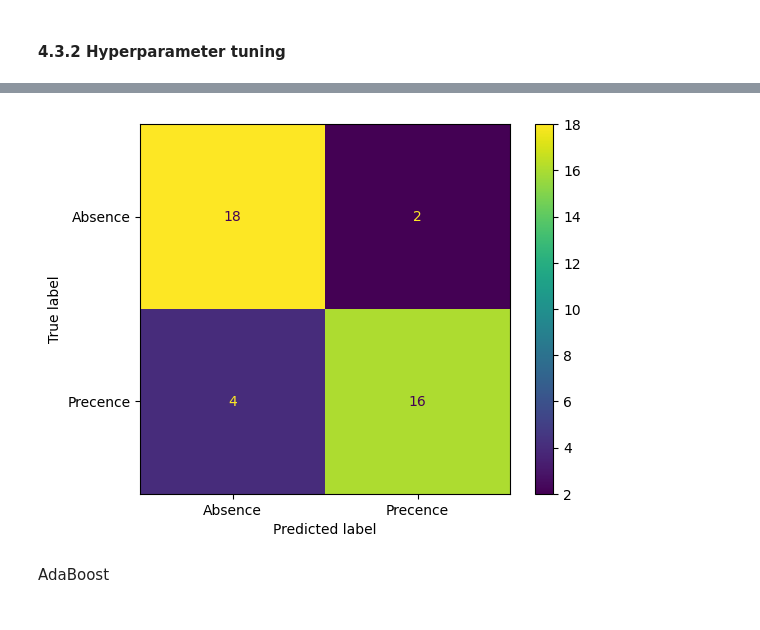
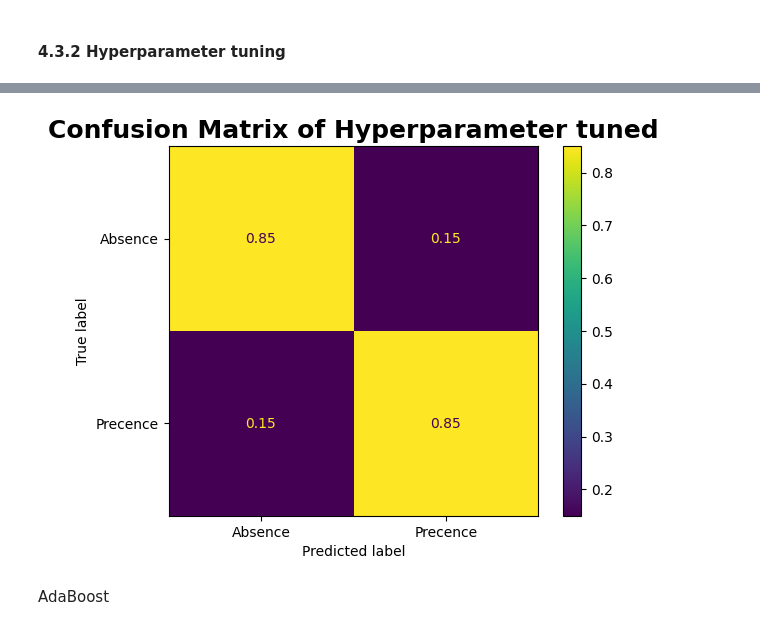
Before and after one commit to micheleishere/CO2, a Jupyter notebook: Project_CO2_main.ipynb, the cells around one changed output, grey strips where cells are left out. Saved outputs shown, nothing was run; the diff lists cells and outputs as text; code cells hidden in the pictures.

```diff
--- a/Project_CO2_main.ipynb
+++ b/Project_CO2_main.ipynb
@@ -592,18 +592,18 @@ cat_tuned.fit(train_X,train_y)
 <catboost.core.CatBoostClassifier at 0x...>
 # %%
-cat_val_pred_tuned = cat.predict(validation_X)
+cat_val_pred_tuned = cat_tuned.predict(validation_X)
 
 # evaluation
 class_cat_tuned = classification_report(validation_y, cat_val_pred_tuned, output_dict = True)
 
 # Confusionmatrix
-cm= confusion_matrix(validation_y,cat_val_pred_tuned, normalize= True)
+cm= confusion_matrix(validation_y,cat_val_pred_tuned, normalize= "true")
 display = ConfusionMatrixDisplay(confusion_matrix = cm, display_labels=["Absence","Precence"])
 display.plot()
 plt.title("Confusion Matrix of Hyperparameter tuned", weight = "bold", size = 18)
 plt.show()
 # %% [output]
-[figure, old version]
+[figure, new version]
 # %% [markdown]
 AdaBoost
 # %%
```
Also changed, not shown: parts of 13 cells of this notebook, 3 other files.
